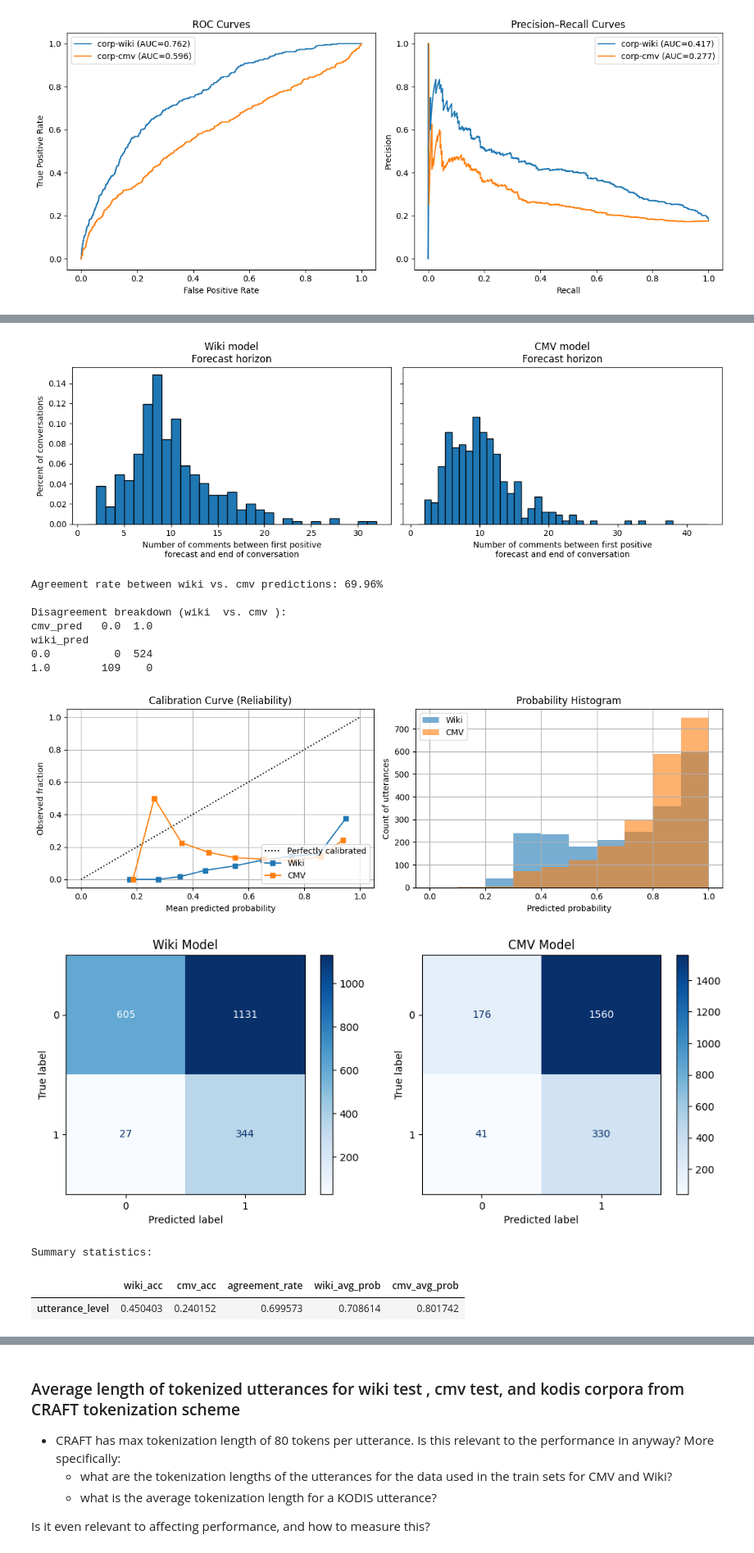
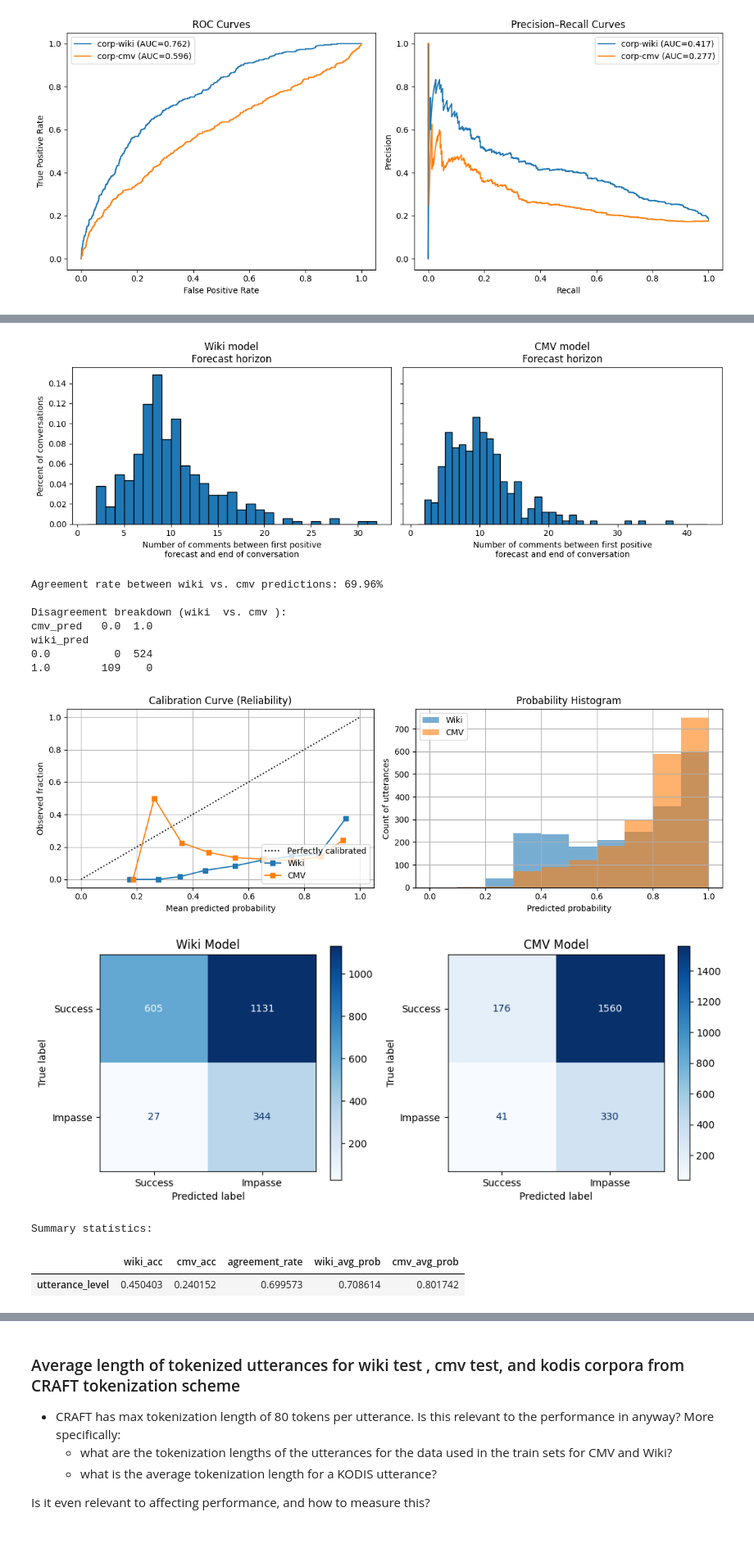
Before and after one commit to mishkin101/ConvoKit_Disputes, a Jupyter notebook: src/Forcaster_Explorer.ipynb, the cells around one changed output, grey strips where cells are left out. Shown at 82% size. Cells and saved outputs as stored; diff of their text form; code cells hidden in the pictures.

```diff
--- a/src/Forcaster_Explorer.ipynb
+++ b/src/Forcaster_Explorer.ipynb
@@ -160,9 +166,6 @@ display(model._config)
 import pandas as pd
 import matplotlib.pyplot as plt
 from sklearn.metrics import roc_auc_score, accuracy_score, f1_score
-from convokit import Corpus, Forecaster, CRAFTModel
-from modules.DataPreprocesser import DataPreprocesser  # adjust imports to your project structure
-from modules import CorpusUtils as corp
 
 
 # corpusBuilder should return a ConvoKit Corpus
@@ -185,17 +188,11 @@ for idx, row in final_data.getDataframe().iterrows():
 # forecaster1 = Forecaster(craft_wiki, "label")
 # forecaster2 = Forecaster(craft_cmv,  "label")
 
-# 3. Helper to apply transform and return utterance-level DataFrame
 
-def get_forecast_df(forecaster, corpus, selector=lambda ctx: True):
-    # Annotate the corpus
-    annotated = forecaster.transform(corpus, selector)
-    # Extract utterance-level DataFrame
-    return annotated
 
 # 4. Transform both corpora
-corp1 = get_forecast_df(forecaster, corp1)
-corp2 = get_forecast_df(forecaster2, corp2)
+corp1 = forecaster.transform(corp1)
+corp2 = forecaster2.transform(corp2)
 # %% [markdown]
 ### Getting average derailement prediction and frequency of forecast probabilities across all utterances
 - Prediciton is *per utterance* on surface, but CRAFT model behind-the-scenes makes predicitons on encoded contexts which contain the conversation history up to current utterance.
@@ -372,9 +375,9 @@ The above is why the "good" AUC curve is misleading I think
 %%capture
 import numpy as np
 import matplotlib.pyplot as plt
-horizon_kwiki = forecaster1._draw_horizon_plot(corp1)
+horizon_kwiki = forecaster._draw_horizon_plot(corp1)
 horizon_kcmv  = forecaster2._draw_horizon_plot(corp2)
-conv_kwiki, metrics1_kwiki = forecaster1.summarize(corp1)
+conv_kwiki, metrics1_kwiki = forecaster.summarize(corp1)
 conv_kcmv, metrics2_kcmv = forecaster2.summarize(corp2)
 # %%
 import pandas as pd
@@ -419,7 +422,6 @@ plt.show()
 
 
 # 3) Merge the two conversation‐level forecasts side by side
-#    rename so you can see which is which
 conv1 = conv_kwiki.rename(columns={'label':'label','score':'score_wiki','forecast':'forecast_wiki'})
 conv2 = conv_kcmv.rename(columns={'score':'score_cmv','forecast':'forecast_cmv'})
 
@@ -435,11 +437,6 @@ from sklearn.metrics import confusion_matrix, ConfusionMatrixDisplay
 from sklearn.calibration import CalibrationDisplay
 from IPython.display import display
 
-# -----------------------------------------------------------------------------
-# Assume `merged` is your merged utterance‐level DataFrame, indexed by utterance ID,
-# with these columns:
-#   ['label', 'score_wiki', 'forecast_wiki', 'score_cmv', 'forecast_cmv']
-# -----------------------------------------------------------------------------
 
 # 1) Compute agreement flag
 merged['match'] = merged['forecast_wiki'] == merged['forecast_cmv']
@@ -501,7 +498,7 @@ fig, (ax_wiki, ax_cmv) = plt.subplots(1, 2, figsize=(10, 4))
 ConfusionMatrixDisplay.from_predictions(
     y_true=merged['label'],
     y_pred=merged['forecast_wiki'],
-    display_labels=[0, 1],
+    display_labels=["Success", "Impasse"],
     cmap='Blues',
     ax=ax_wiki
 )
@@ -510,7 +507,7 @@ ax_wiki.set_title("Wiki Model")
 ConfusionMatrixDisplay.from_predictions(
     y_true=merged['label'],
     y_pred=merged['forecast_cmv'],
-    display_labels=[0, 1],
+    display_labels=["Success", "Impasse"],
     cmap='Blues',
     ax=ax_cmv
 )
@@ -522,34 +519,34 @@ plt.show()
 # 6) Summary table
 summary = pd.DataFrame({
     'wiki_acc':       [(merged['label'] == merged['forecast_wiki']).mean()],
     'cmv_acc':        [(merged['label'] == merged['forecast_cmv']).mean()],
     'agreement_rate': [agree_rate],
     'wiki_avg_prob':  [merged['score_wiki'].mean()],
     'cmv_avg_prob':   [merged['score_cmv'].mean()],
 }, index=['utterance_level'])
 print("\nSummary statistics:")
 display(summary)
 # %% [output]
 Average conversation length in KODIS is: 13.05 utterances
 
 -------------------
 OVERALL STATS FOR KODIS PREDICTIONS
 -------------------
 |  | Accuracy | Precision | Recall | FPR | F1 |
 | model_wiki | 0.450403 | 0.233220 | 0.927224 | 0.651498 | 0.372698 |
 | model_cmv | 0.240152 | 0.174603 | 0.889488 | 0.898618 | 0.291906 |
 'wiki model horizon stats:  Mean = 9.723837209302326, Median = 9.0'
 'cmv model horizon stats: Mean = 10.006060606060606, Median = 9.0'
 [figure]
 Agreement rate between wiki vs. cmv predictions: 69.96%
 
 Disagreement breakdown (wiki  vs. cmv ):
 cmv_pred   0.0  1.0
 wiki_pred
 0.0          0  524
 1.0        109    0
 [figure]
-[figure, old version]
+[figure, new version]
 Summary statistics:
 |  | wiki_acc | cmv_acc | agreement_rate | wiki_avg_prob | cmv_avg_prob |
 | utterance_level | 0.450403 | 0.240152 | 0.699573 | 0.708614 | 0.801742 |
```
Also changed, not shown: parts of 8 cells of this notebook, 6 other files.
